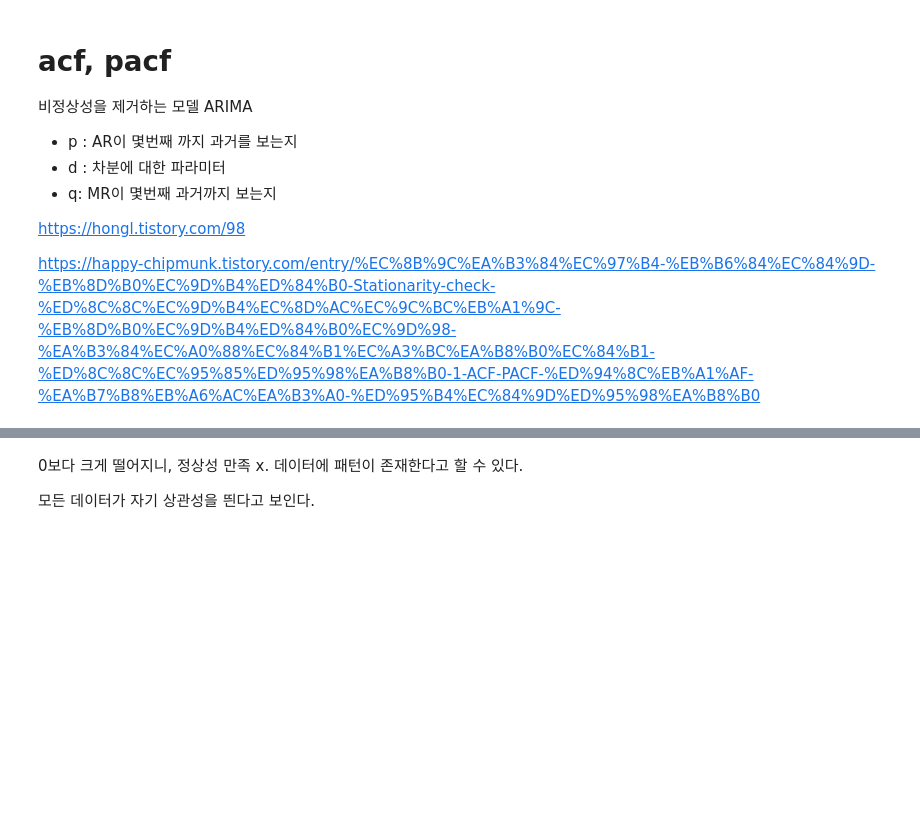
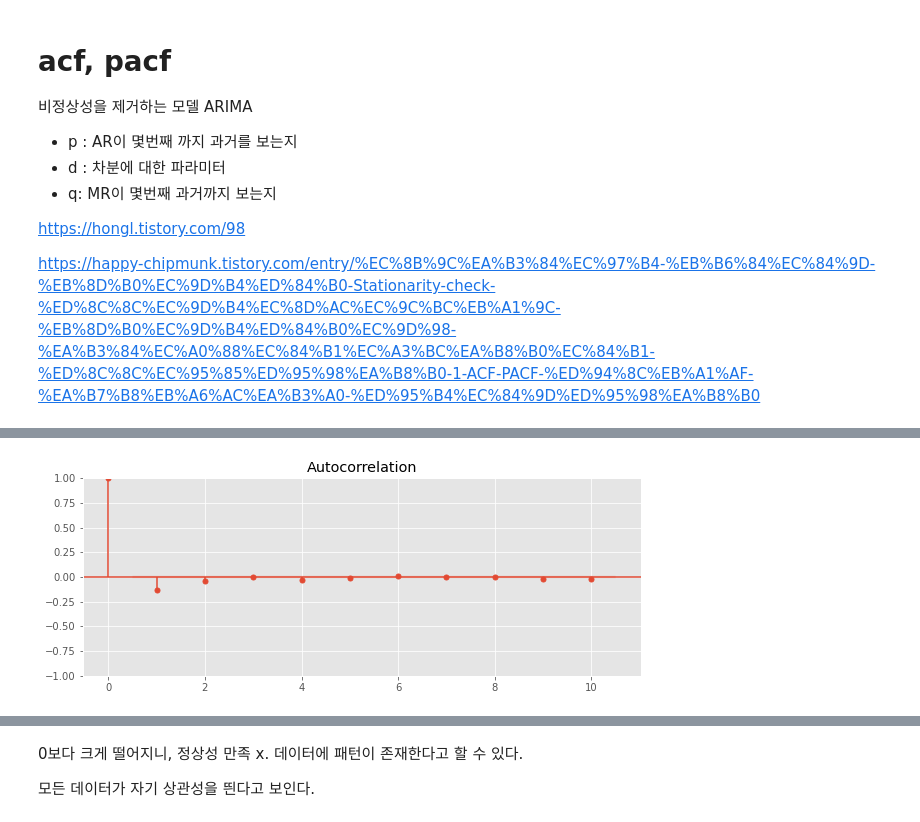
Before and after one commit to bub3690/dacon_study, a Jupyter notebook: inha_2022/Arima-p.ipynb, the cells around one changed output, grey strips where cells are left out. Drawn from its saved outputs; the diff is of its cells as text; code cells hidden in the pictures; blank space fills up the shorter version.

```diff
--- a/inha_2022/Arima-p.ipynb
+++ b/inha_2022/Arima-p.ipynb
@@ -301,0 +298,10 @@ plt.vlines(210, -1.0, 1.0, color='gray', linestyle='solid', linewidth=3)
+# %%
+ts=train_data['Wspd']-train_data['Wspd'].shift().fillna(method="bfill")
+
+
+fig = plt.figure(figsize=(10,8))
+ax1 = fig.add_subplot(211)
+fig = plot_acf(ts,lags=10,ax=ax1)
+#plt.vlines(210, -1.0, 1.0, color='gray', linestyle='solid', linewidth=3)
+# %% [output]
+[figure, added]
```
Also changed, not shown: parts of 13 cells of this notebook, 7 other files.
